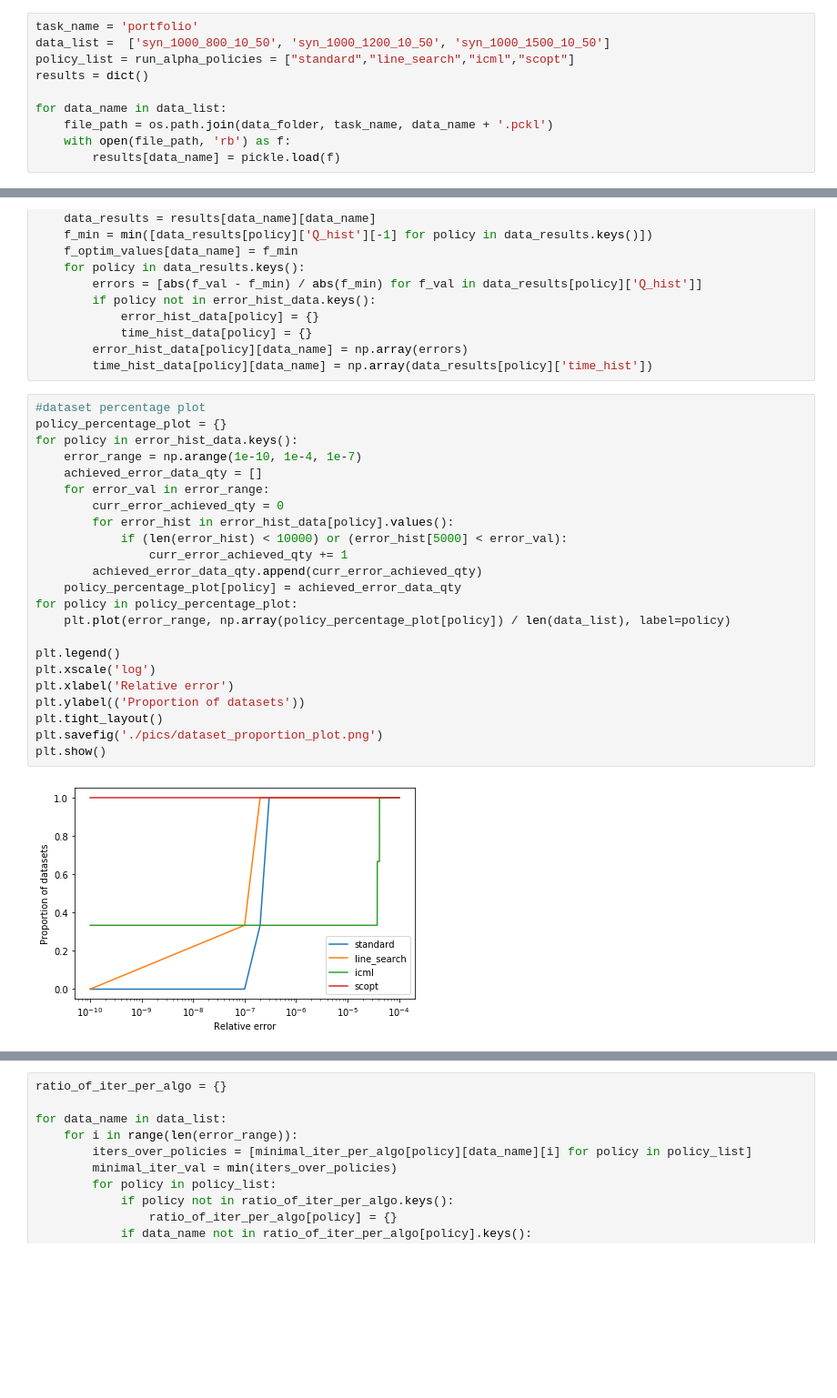
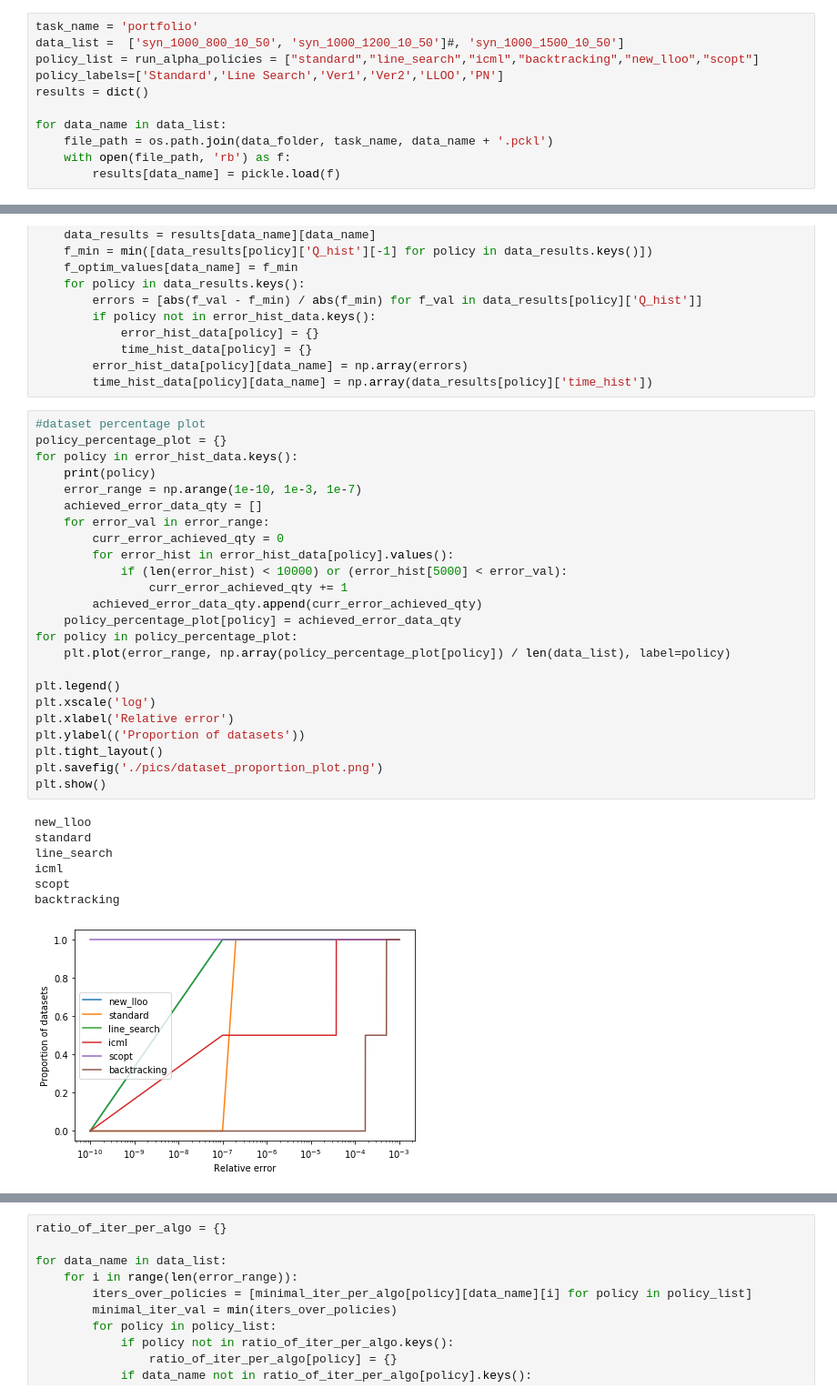
Before and after one commit to kamil-safin/scfw_experiments, a Jupyter notebook: plot_figures.ipynb, the cells around one changed output, grey strips where cells are left out. Shown at 91% size. Saved outputs shown, nothing was run; the diff lists cells and outputs as text; blank space fills up the shorter version.

```diff
--- a/plot_figures.ipynb
+++ b/plot_figures.ipynb
@@ -9,8 +10,9 @@ data_folder = './results'
 ## Portfolio problem
 # %%
 task_name = 'portfolio'
-data_list =  ['syn_1000_800_10_50', 'syn_1000_1200_10_50', 'syn_1000_1500_10_50']
-policy_list = run_alpha_policies = ["standard","line_search","icml","scopt"]
+data_list =  ['syn_1000_800_10_50', 'syn_1000_1200_10_50']#, 'syn_1000_1500_10_50']
+policy_list = run_alpha_policies = ["standard","line_search","icml","backtracking","new_lloo","scopt"]
+policy_labels=['Standard','Line Search','Ver1','Ver2','LLOO','PN']
 results = dict()
 
 for data_name in data_list:
@@ -35,28 +37,35 @@ for data_name in data_list:
 # %%
 #dataset percentage plot
 policy_percentage_plot = {}
 for policy in error_hist_data.keys():
-    error_range = np.arange(1e-10, 1e-4, 1e-7)
+    print(policy)
+    error_range = np.arange(1e-10, 1e-3, 1e-7)
     achieved_error_data_qty = []
     for error_val in error_range:
         curr_error_achieved_qty = 0
         for error_hist in error_hist_data[policy].values():
             if (len(error_hist) < 10000) or (error_hist[5000] < error_val):
                 curr_error_achieved_qty += 1
         achieved_error_data_qty.append(curr_error_achieved_qty)
     policy_percentage_plot[policy] = achieved_error_data_qty
 for policy in policy_percentage_plot:
     plt.plot(error_range, np.array(policy_percentage_plot[policy]) / len(data_list), label=policy)
 
 plt.legend()
 plt.xscale('log')
 plt.xlabel('Relative error')
 plt.ylabel(('Proportion of datasets'))
 plt.tight_layout()
 plt.savefig('./pics/dataset_proportion_plot.png')
 plt.show()
 # %% [output]
+new_lloo
+standard
+line_search
+icml
+scopt
+backtracking
-[figure, old version]
+[figure, new version]
 # %%
 #average ratio iter plot
 minimal_iter_per_algo = {}
```
Also changed, not shown: parts of 6 cells of this notebook, 4 other files.
